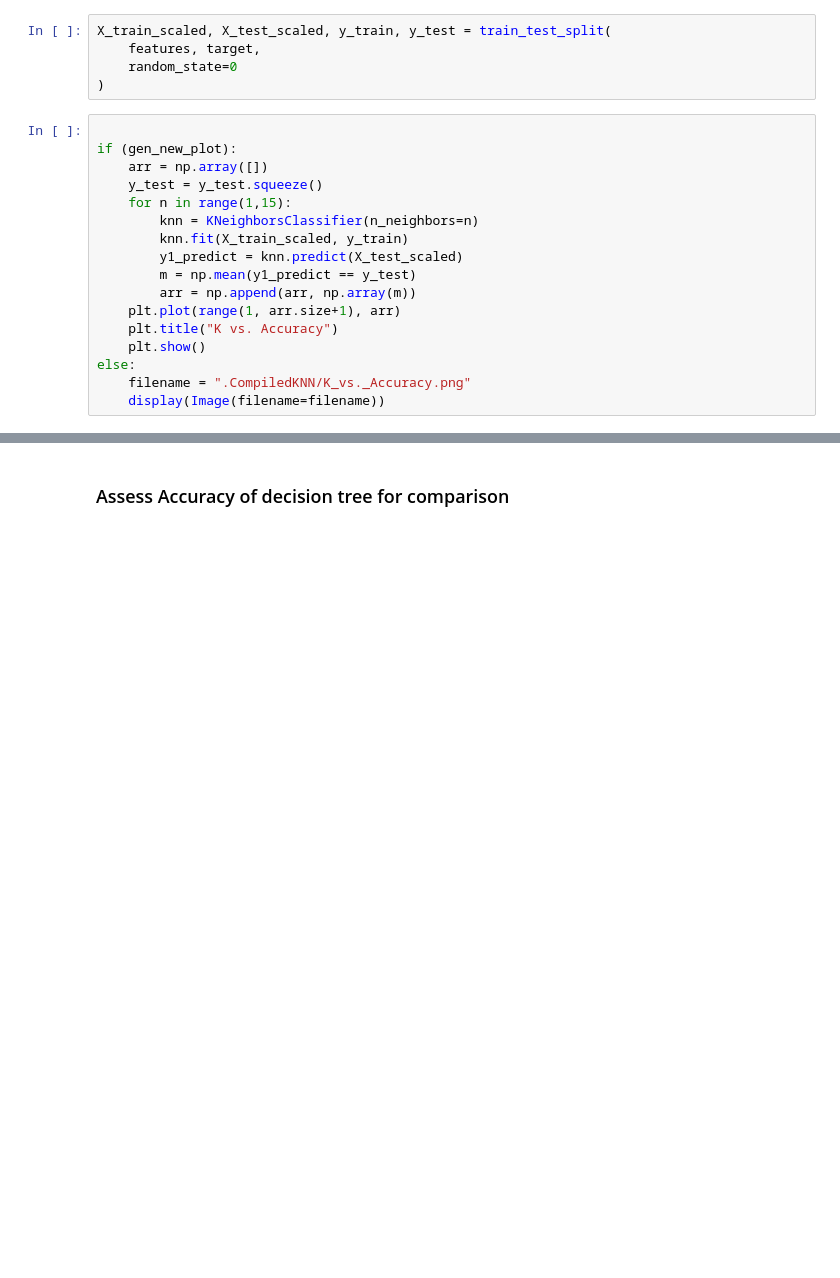
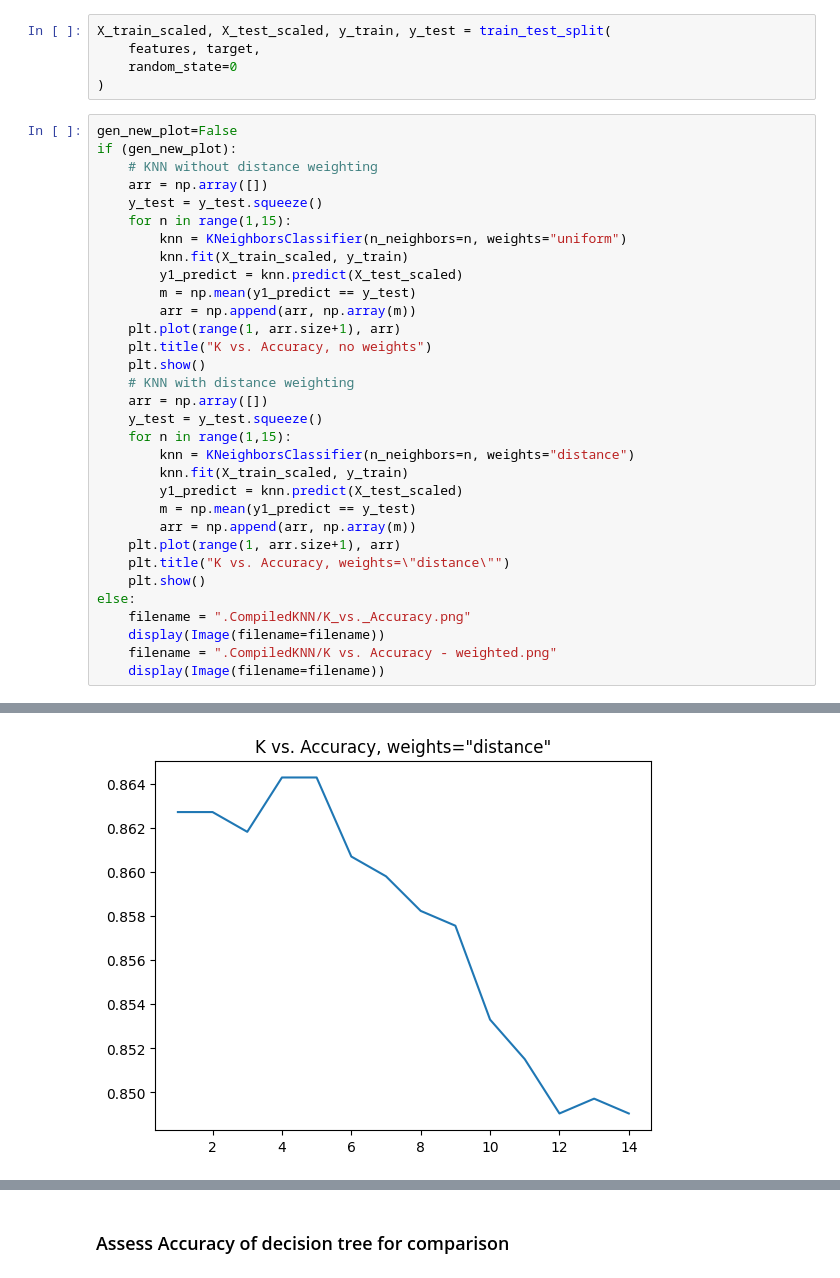
Before and after one commit to ddoggdiggitty/INFS-768-project, a Jupyter notebook: Group Project/Programming/CompiledKNN.ipynb, the cells around one changed output, grey strips where cells are left out. Cells and saved outputs as stored; diff of their text form; blank space fills up the shorter version.

```diff
--- a/Group Project/Programming/CompiledKNN.ipynb
+++ b/Group Project/Programming/CompiledKNN.ipynb
@@ -195,21 +211,37 @@ X_train_scaled, X_test_scaled, y_train, y_test = train_test_split(
     random_state=0
 )
 # %%
-
+gen_new_plot=False
 if (gen_new_plot):
+    # KNN without distance weighting
     arr = np.array([])
     y_test = y_test.squeeze()
     for n in range(1,15):
-        knn = KNeighborsClassifier(n_neighbors=n)
+        knn = KNeighborsClassifier(n_neighbors=n, weights="uniform")
         knn.fit(X_train_scaled, y_train)
         y1_predict = knn.predict(X_test_scaled)
         m = np.mean(y1_predict == y_test)
         arr = np.append(arr, np.array(m))
     plt.plot(range(1, arr.size+1), arr)
-    plt.title("K vs. Accuracy")
+    plt.title("K vs. Accuracy, no weights")
+    plt.show()
+    # KNN with distance weighting
+    arr = np.array([])
+    y_test = y_test.squeeze()
+    for n in range(1,15):
+        knn = KNeighborsClassifier(n_neighbors=n, weights="distance")
+        knn.fit(X_train_scaled, y_train)
+        y1_predict = knn.predict(X_test_scaled)
+        m = np.mean(y1_predict == y_test)
+        arr = np.append(arr, np.array(m))
+    plt.plot(range(1, arr.size+1), arr)
+    plt.title("K vs. Accuracy, weights=\"distance\"")
     plt.show()
 else:
     filename = ".CompiledKNN/K_vs._Accuracy.png"
     display(Image(filename=filename))
+    filename = ".CompiledKNN/K vs. Accuracy - weighted.png"
+    display(Image(filename=filename))
 # %% [output]
 [figure]
+[figure, added]
```
Also changed, not shown: parts of 13 cells of this notebook.
